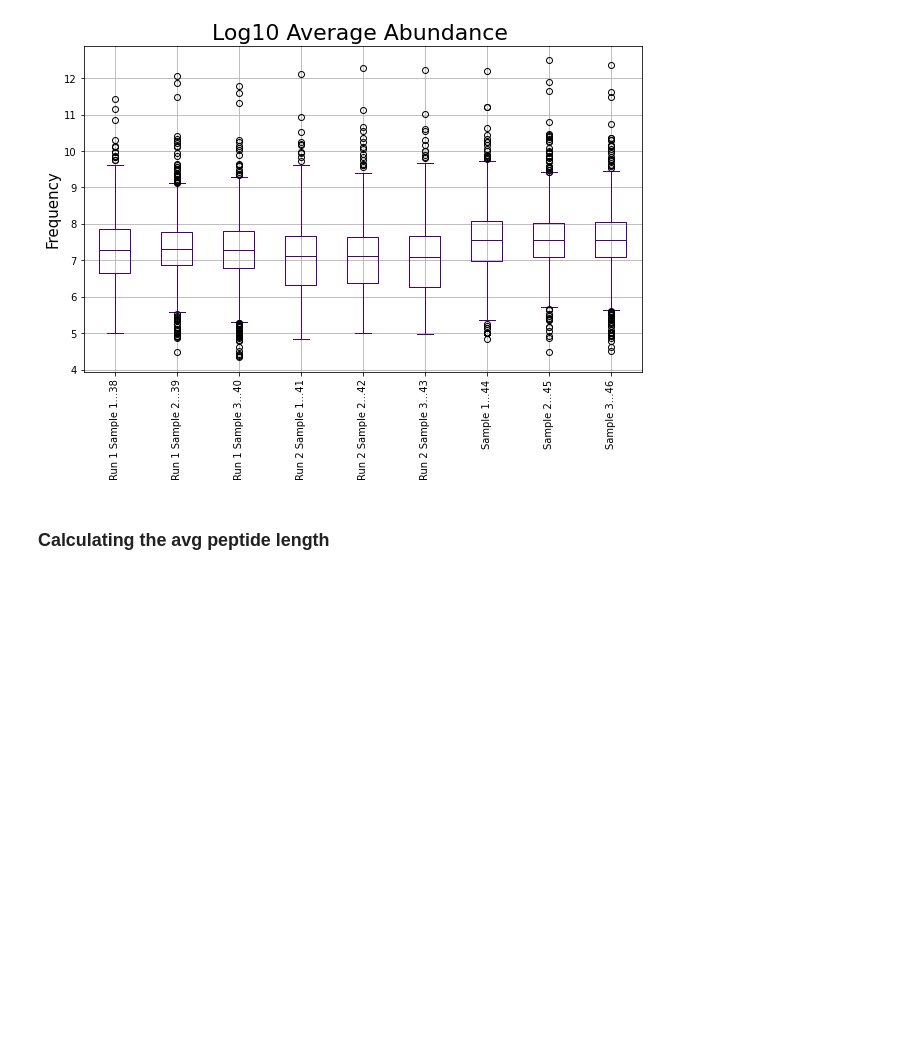
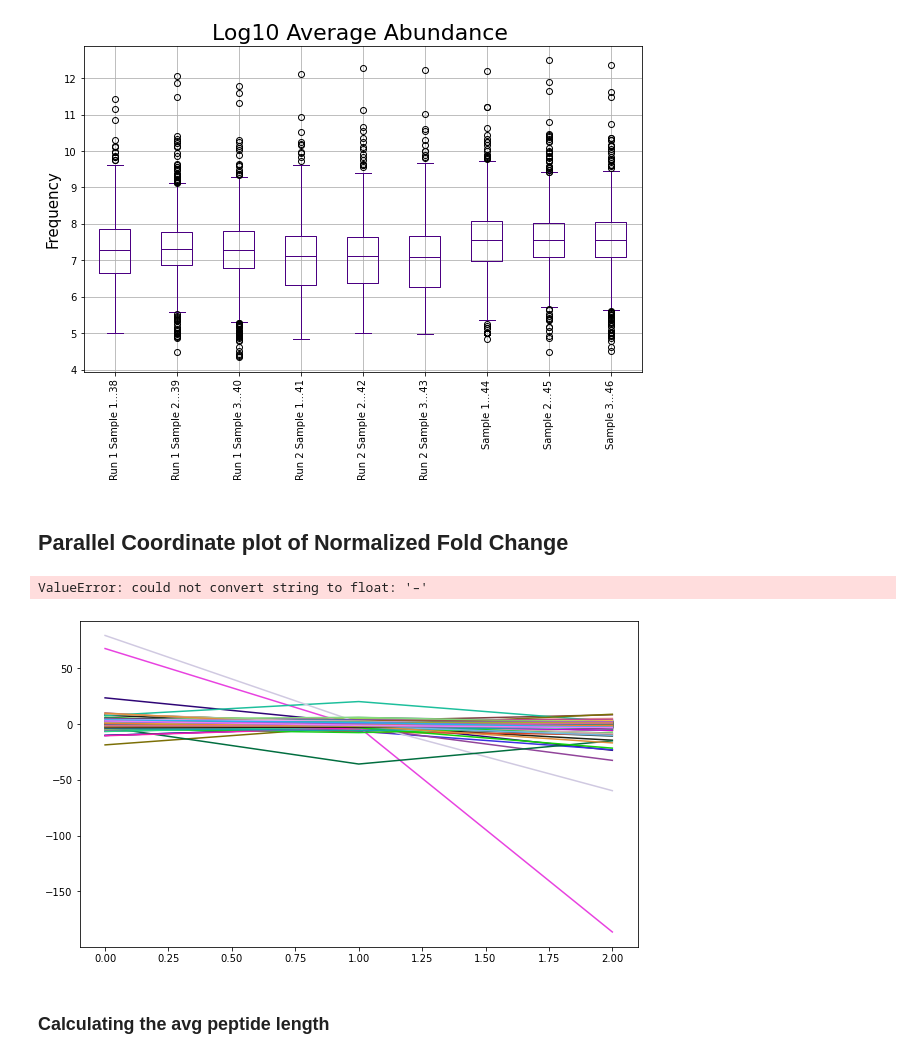
Before and after one commit to KyraGriffin/bmsip_internship_seta, a Jupyter notebook: data_exploration.ipynb, the cells around one changed output. Cells and saved outputs as stored; diff of their text form; code cells hidden in the pictures; blank space fills up the shorter version.

Commit message:
Working on parallel coordinate plot.

```diff
--- a/data_exploration.ipynb
+++ b/data_exploration.ipynb
@@ -130,6 +132,13 @@ plt.xticks(rotation=90)
 plt.show();
 # %% [output]
 [figure]
+# %% [markdown]
+## Parallel Coordinate plot of Normalized Fold Change
+# %%
+parallel_coordinates(proteomics_ack, class_column='Max Abundance', cols=['Sample2vSample1', 'Sample3vSample1', 'Sample3vSample2'])
+# %% [output]
+ValueError: could not convert string to float: '–'
+[figure, added]
 # %% [markdown]
 ### Calculating the avg peptide length
 # %%
```
Also changed, not shown: parts of 2 cells of this notebook.
